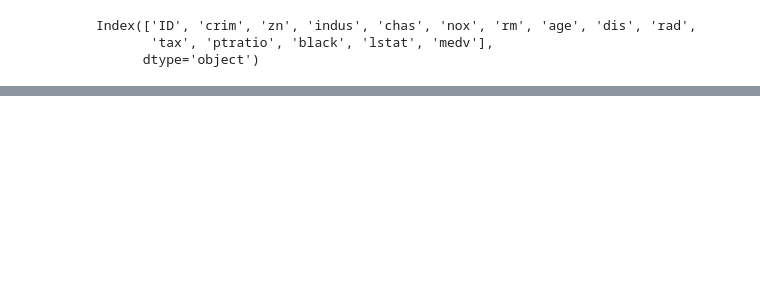
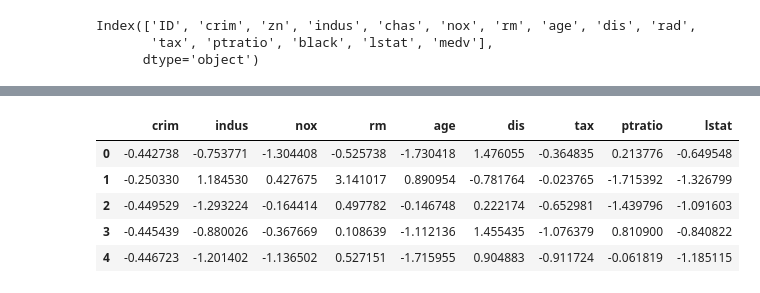
Before and after one commit to Permolga/netology_pyda, a Jupyter notebook: Homework2.ipynb, the cells around one changed output, grey strips where cells are left out. Saved outputs shown, nothing was run; the diff lists cells and outputs as text; code cells hidden in the pictures; blank space fills up the shorter version.

```diff
--- a/Homework2.ipynb
+++ b/Homework2.ipynb
@@ -144,0 +166,9 @@ X_train.head()
+# %%
+X_test.head()
+# %% [output]
+|  | crim | indus | nox | rm | age | dis | tax | ptratio | lstat |
+| 0 | -0.442738 | -0.753771 | -1.304408 | -0.525738 | -1.730418 | 1.476055 | -0.364835 | 0.213776 | -0.649548 |
+| 1 | -0.250330 | 1.184530 | 0.427675 | 3.141017 | 0.890954 | -0.781764 | -0.023765 | -1.715392 | -1.326799 |
+| 2 | -0.449529 | -1.293224 | -0.164414 | 0.497782 | -0.146748 | 0.222174 | -0.652981 | -1.439796 | -1.091603 |
+| 3 | -0.445439 | -0.880026 | -0.367669 | 0.108639 | -1.112136 | 1.455435 | -1.076379 | 0.810900 | -0.840822 |
+| 4 | -0.446723 | -1.201402 | -1.136502 | 0.527151 | -1.715955 | 0.904883 | -0.911724 | -0.061819 | -1.185115 |
```
Also changed, not shown: parts of 21 cells of this notebook.
